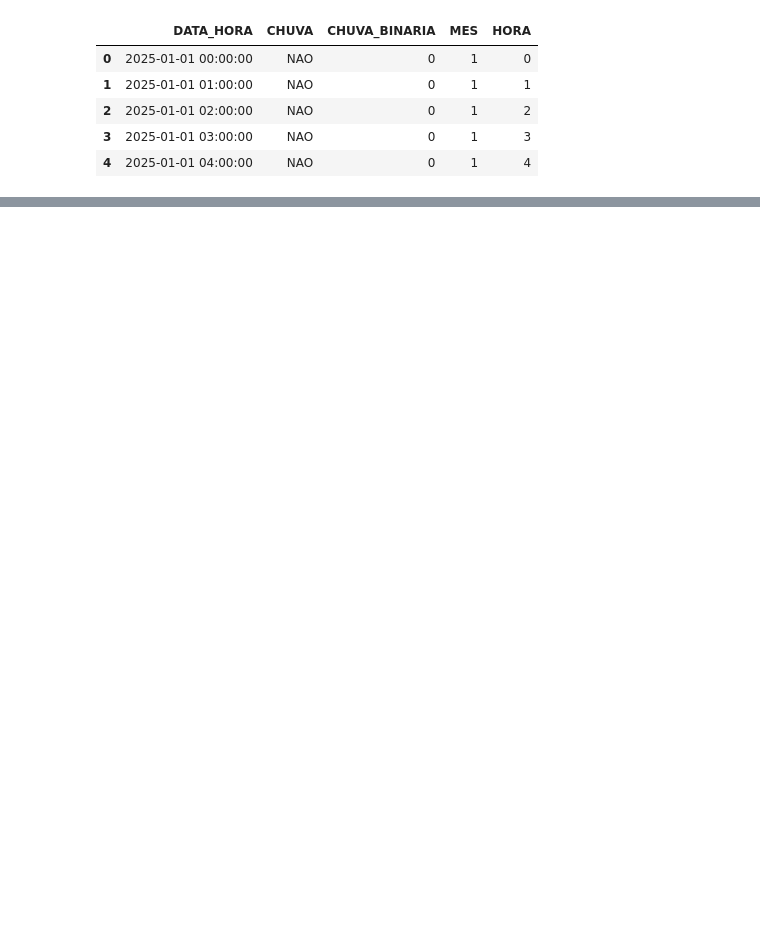
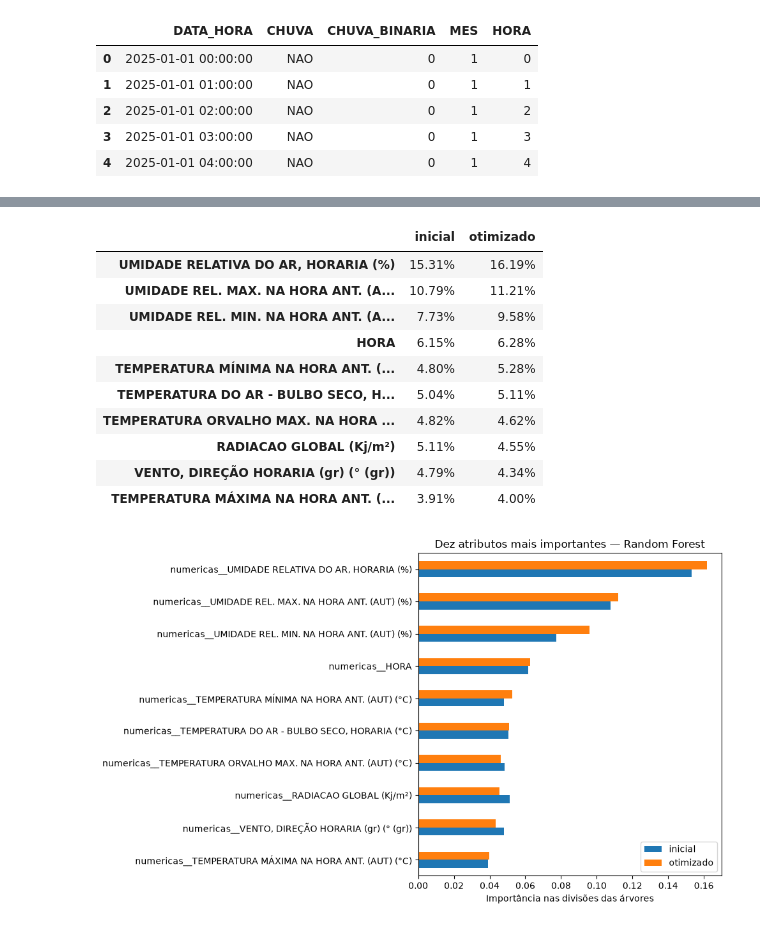
Before and after one commit to Douglas-Brasil/analise-precipitacao-caruaru, a Jupyter notebook: notebooks/10_random_forest.ipynb, the cells around one changed output, grey strips where cells are left out. Saved outputs shown, nothing was run; the diff lists cells and outputs as text; code cells hidden in the pictures; blank space fills up the shorter version.

```diff
--- a/notebooks/10_random_forest.ipynb
+++ b/notebooks/10_random_forest.ipynb
@@ -192,0 +226,25 @@ Use esta estrutura na apresentação: *“Treinamos 300 árvores de decisão. Ca
+# %%
+comparacao_cv = pd.DataFrame({ # reúne os resultados obtidos somente no treino
+    'inicial': scores_inicial, # mostra o f1 temporal do modelo com quatrocentas árvores
+    'grid': [grid.cv_results_[f'split{i}_test_score'][grid.best_index_] for i in range(5)], # mostra os folds do melhor grid
+    'random': [busca.cv_results_[f'split{i}_test_score'][busca.best_index_] for i in range(5)], # mostra os folds do melhor sorteio
+}, index=[f'fold {i}' for i in range(1, 6)])
+display(comparacao_cv.map('{:.2%}'.format)) # permite conferir a variação entre os períodos
+print('F1 médio por opção:') # identifica o resumo da validação
+display(comparacao_cv.mean().map('{:.2%}'.format).to_frame('F1 médio — validação temporal')) # compara as médias sem usar o teste
+melhor_busca = grid if grid.best_score_ >= busca.best_score_ else busca # escolhe a maior média de validação
+nome_busca = 'grid' if melhor_busca is grid else 'random' # identifica a busca escolhida
+modelo_otimizado = melhor_busca.best_estimator_ # recupera o modelo já ajustado com todo o treino
+print('Busca escolhida:', nome_busca) # mostra de onde veio o modelo ajustado
+resumo_buscas = [] # guarda uma linha de apresentação para cada busca
+for nome, pesquisa in {'Grid Search': grid, 'Random Search': busca}.items(): # consulta as duas buscas já realizadas
+    parametros = pesquisa.best_params_ # recupera os valores escolhidos na validação
+    resumo_buscas.append({ # prepara uma tabela simples dos melhores candidatos
+        'Busca': nome, # identifica a forma de pesquisa
+        'Árvores': parametros['modelo__n_estimators'], # mostra a quantidade encontrada
+        'Profundidade': parametros['modelo__max_depth'] if parametros['modelo__max_depth'] is not None else 'sem limite', # identifica o limite de profundidade
+        'Mínimo por folha': parametros['modelo__min_samples_leaf'], # mostra o tamanho mínimo das folhas
+        'Atributos por divisão': parametros.get('modelo__max_features', 'sqrt'), # mostra a regra de sorteio dos atributos
+        'F1 médio — CV temporal': f'{pesquisa.best_score_:.2%}', # apresenta o resultado de validação
+    })
+display(pd.DataFrame(resumo_buscas)) # compara os melhores hiperparâmetros das buscas
@@ -192,0 +326,29 @@ Use esta estrutura na apresentação: *“Treinamos 300 árvores de decisão. Ca
+# %%
+importancias = pd.DataFrame({ # reúne as importâncias dos dois modelos
+    nome: pd.Series( # associa cada importância ao nome da variável tratada
+        modelo.named_steps['modelo'].feature_importances_, # obtém a contribuição nas divisões das árvores
+        index=modelo.named_steps['preparacao'].get_feature_names_out(), # inclui os nomes dos indicadores de ausência
+    )
+    for nome, modelo in {'inicial': pipeline_rf, 'otimizado': modelo_otimizado}.items() # consulta cada modelo já treinado
+}).sort_values('otimizado', ascending=False) # ordena pela importância na floresta ajustada
+tabela_importancias = importancias.head(10).copy() # seleciona as dez maiores importâncias
+tabela_importancias.index = tabela_importancias.index.str.replace('numericas__', '', regex=False) # simplifica os nomes exibidos
+display(tabela_importancias.map('{:.2%}'.format)) # mostra as dez variáveis mais importantes no modelo ajustado
+importancias.head(10).sort_values('otimizado').plot.barh(figsize=(10, 6)) # compara as importâncias com barras horizontais
+plt.xlabel('Importância nas divisões das árvores') # identifica o significado do eixo horizontal
+plt.title('Dez atributos mais importantes — Random Forest') # define o título do gráfico
+plt.tight_layout() # ajusta o espaço para os nomes dos atributos
+plt.show() # mostra o gráfico de importâncias
+# %% [output]
+|  | inicial | otimizado |
+| UMIDADE RELATIVA DO AR, HORARIA (%) | 15.31% | 16.19% |
+| UMIDADE REL. MAX. NA HORA ANT. (A... | 10.79% | 11.21% |
+| UMIDADE REL. MIN. NA HORA ANT. (A... | 7.73% | 9.58% |
+| HORA | 6.15% | 6.28% |
+| TEMPERATURA MÍNIMA NA HORA ANT. (... | 4.80% | 5.28% |
+| TEMPERATURA DO AR - BULBO SECO, H... | 5.04% | 5.11% |
+| TEMPERATURA ORVALHO MAX. NA HORA ... | 4.82% | 4.62% |
+| RADIACAO GLOBAL (Kj/m²) | 5.11% | 4.55% |
+| VENTO, DIREÇÃO HORARIA (gr) (° (gr)) | 4.79% | 4.34% |
+| TEMPERATURA MÁXIMA NA HORA ANT. (... | 3.91% | 4.00% |
+[figure, added]
```
Also changed, not shown: parts of 31 cells of this notebook, 3 other files.
